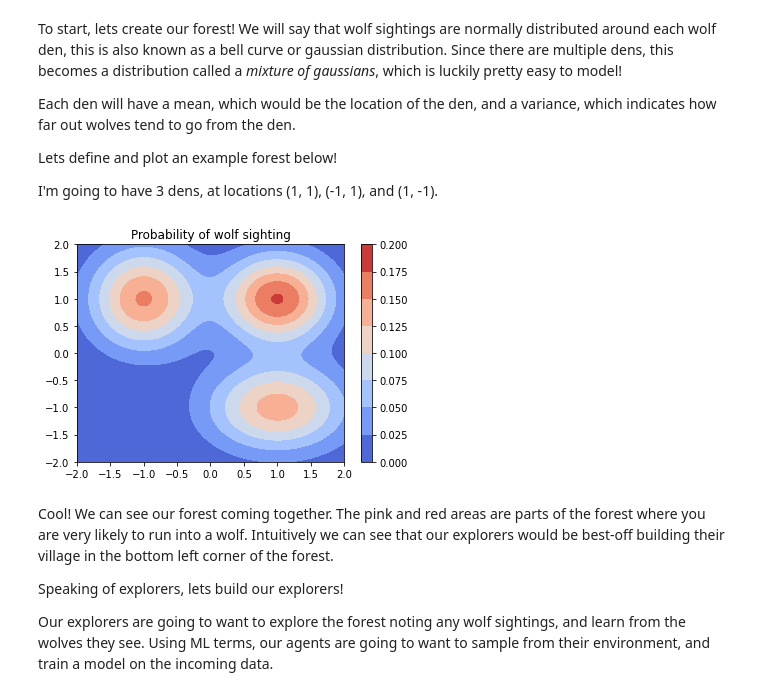
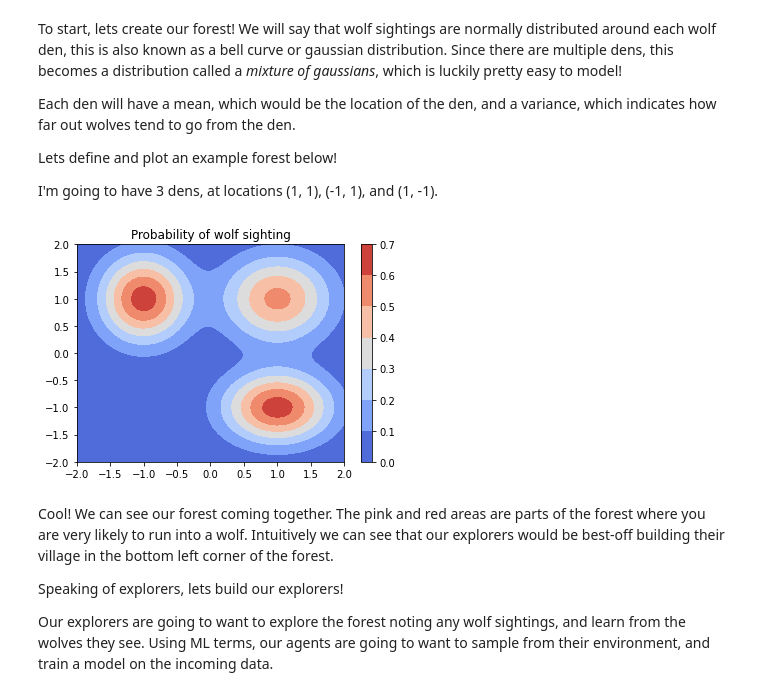
Before and after one commit to Aidankeogh/truth_graph, a Jupyter notebook: sprint_1_wolf_forest.ipynb, the cells around one changed output. Drawn from its saved outputs; the diff is of its cells as text; code cells hidden in the pictures.

```diff
--- a/sprint_1_wolf_forest.ipynb
+++ b/sprint_1_wolf_forest.ipynb
@@ -42,31 +42,24 @@ Lets define and plot an example forest below!
 
 I'm going to have 3 dens, at locations (1, 1), (-1, 1), and (1, -1).
 # %%
-mean = torch.tensor(
-    [[
+from models import GMM
+
+wolf_forest = GMM(
+    means = [
         [1, 1], # Location of den 1
         [-1, 1], # Location of den 2
         [1, -1], # Location of den 3
-    ]]
+    ],
+    vars = [ # Controls the "spread" of the dens below
+        [0.3, 0.3],
+        [0.2, 0.3],
+        [0.3, 0.2],
+    ]
 )
 
-variance = torch.tensor(
-    [[
-        [0.3, 0.3],
-        [0.3, 0.4],
-        [0.5, 0.3],
-    ]]
-)
-
-wolf_forest = GaussianMixture(
-    n_components=3, # Number of dens
-    n_features=2, # Number of dimensions (2 because this is a 2-d map)
-    mu_init=mean,
-    var_init=variance)
-
-plot_distribution(wolf_forest, title="Probability of wolf sighting")
+wolf_forest.render(title="Probability of wolf sighting")
 # %% [output]
-[figure, old version]
+[figure, new version]
 # %% [markdown]
 Cool! We can see our forest coming together. The pink and red areas are parts of the forest where you are very likely to run into a wolf. Intuitively we can see that our explorers would be best-off building their village in the bottom left corner of the forest.
 
```
Also changed, not shown: parts of 9 cells of this notebook, 26 other files.
